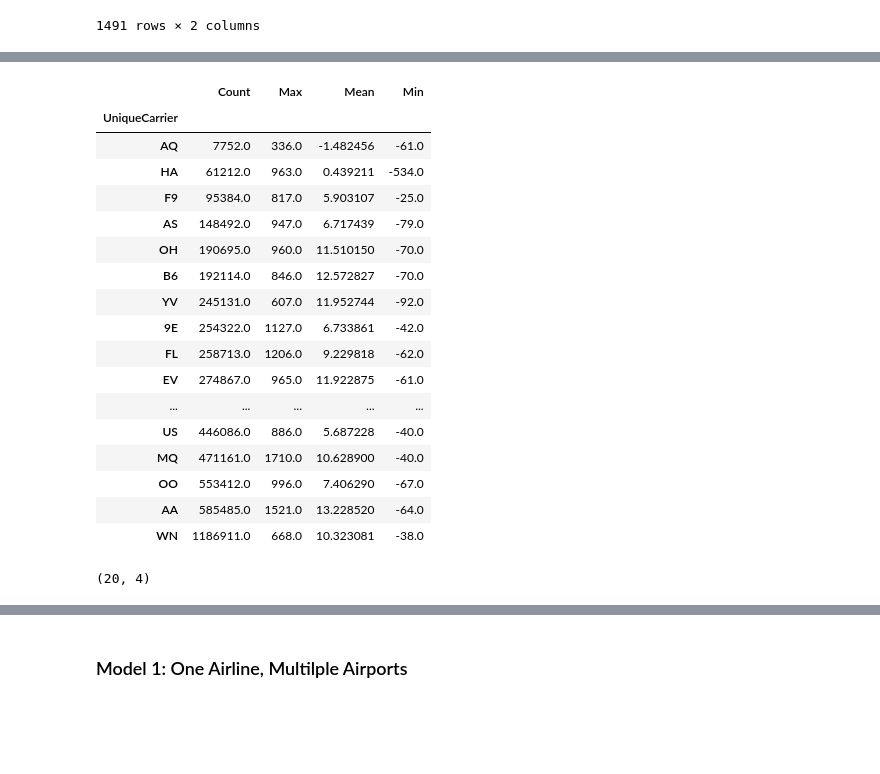
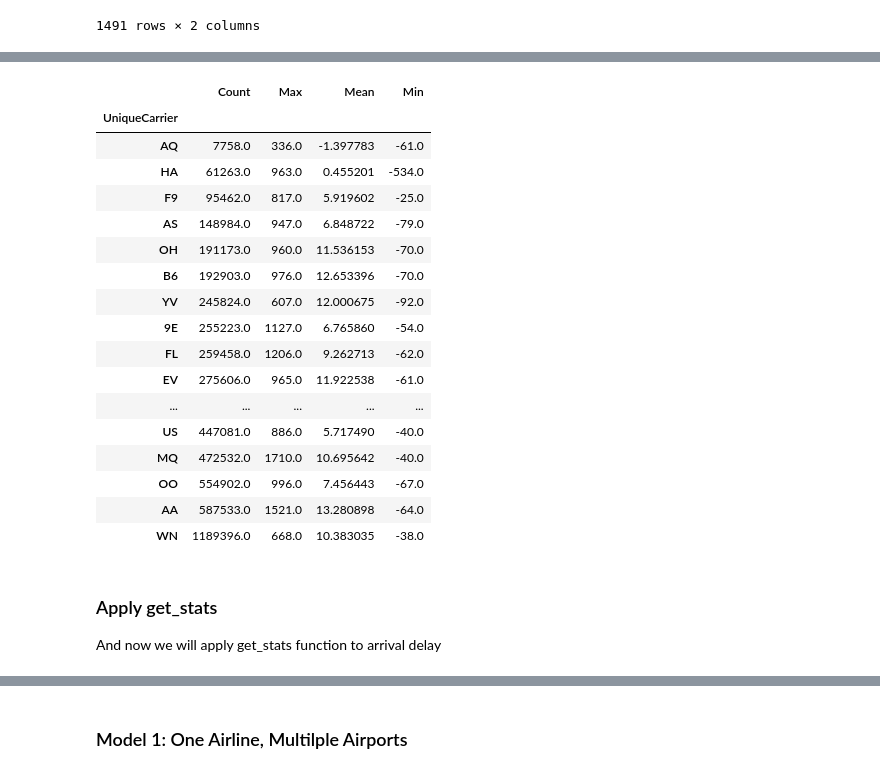
Before and after one commit to tninh/Flights-Delay-Prediction, a Jupyter notebook: script/flights_delay_regression.ipynb, the cells around one changed output, grey strips where cells are left out. Cells and saved outputs as stored; diff of their text form; code cells hidden in the pictures; blank space fills up the shorter version.

```diff
--- a/script/flights_delay_regression.ipynb
+++ b/script/flights_delay_regression.ipynb
@@ -215,8 +192,6 @@ df1.to_csv(path_or_buf='../data/preprocessed_2008.csv', index=False)
 # %%
 #Read the preprocessed data
 df1 = pd.read_csv('../data/preprocessed_2008.csv')
-# %%
-df1.dropna(inplace=True)
 # %%
 df1
 # %% [output]
@@ -271,32 +289,31 @@ carriers_abbr = carriers.set_index('Code')['Description'].to_dict()
 # %%
 def get_stats(group):
     return {'Min': group.min(), 'Max': group.max(),
             'Count': group.count(), 'Mean': group.mean()}
-#_______________________________________________________________
-# Creation of a dataframe with statitical infos on each airline:
-global_stats = df1['DepDelay'].groupby(df1['UniqueCarrier']).apply(get_stats).unstack()
-global_stats = global_stats.sort_values('Count')
-global_stats
+
+# Dataframe with statitical infos on each airline about departure delay:
+dep_delay_stats = df1['DepDelay'].groupby(df1['UniqueCarrier']).apply(get_stats).unstack()
+dep_delay_stats = dep_delay_stats.sort_values('Count')
+dep_delay_stats
 # %% [output]
 |  | Count | Max | Mean | Min |
 | UniqueCarrier |  |  |  |  |
-| AQ | 7752.0 | 336.0 | -1.482456 | -61.0 |
-| HA | 61212.0 | 963.0 | 0.439211 | -534.0 |
-| F9 | 95384.0 | 817.0 | 5.903107 | -25.0 |
-| AS | 148492.0 | 947.0 | 6.717439 | -79.0 |
-| OH | 190695.0 | 960.0 | 11.510150 | -70.0 |
-| B6 | 192114.0 | 846.0 | 12.572827 | -70.0 |
-| YV | 245131.0 | 607.0 | 11.952744 | -92.0 |
-| 9E | 254322.0 | 1127.0 | 6.733861 | -42.0 |
-| FL | 258713.0 | 1206.0 | 9.229818 | -62.0 |
-| EV | 274867.0 | 965.0 | 11.922875 | -61.0 |
+| AQ | 7758.0 | 336.0 | -1.397783 | -61.0 |
+| HA | 61263.0 | 963.0 | 0.455201 | -534.0 |
+| F9 | 95462.0 | 817.0 | 5.919602 | -25.0 |
+| AS | 148984.0 | 947.0 | 6.848722 | -79.0 |
+| OH | 191173.0 | 960.0 | 11.536153 | -70.0 |
+| B6 | 192903.0 | 976.0 | 12.653396 | -70.0 |
+| YV | 245824.0 | 607.0 | 12.000675 | -92.0 |
+| 9E | 255223.0 | 1127.0 | 6.765860 | -54.0 |
+| FL | 259458.0 | 1206.0 | 9.262713 | -62.0 |
+| EV | 275606.0 | 965.0 | 11.922538 | -61.0 |
 | ... | ... | ... | ... | ... |
-| US | 446086.0 | 886.0 | 5.687228 | -40.0 |
-| MQ | 471161.0 | 1710.0 | 10.628900 | -40.0 |
-| OO | 553412.0 | 996.0 | 7.406290 | -67.0 |
-| AA | 585485.0 | 1521.0 | 13.228520 | -64.0 |
-| WN | 1186911.0 | 668.0 | 10.323081 | -38.0 |
+| US | 447081.0 | 886.0 | 5.717490 | -40.0 |
+| MQ | 472532.0 | 1710.0 | 10.695642 | -40.0 |
+| OO | 554902.0 | 996.0 | 7.456443 | -67.0 |
+| AA | 587533.0 | 1521.0 | 13.280898 | -64.0 |
+| WN | 1189396.0 | 668.0 | 10.383035 | -38.0 |
-# %%
-global_stats.shape
-# %% [output]
-(20, 4)
+# %% [markdown]
+### Apply get_stats
+And now we will apply get_stats function to arrival delay
```
Also changed, not shown: parts of 25 cells of this notebook.
